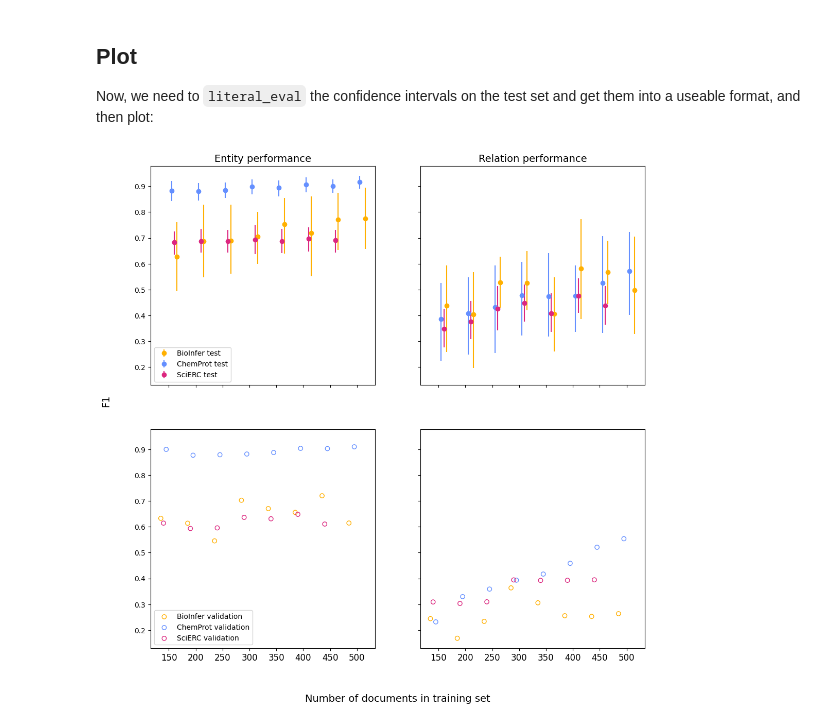
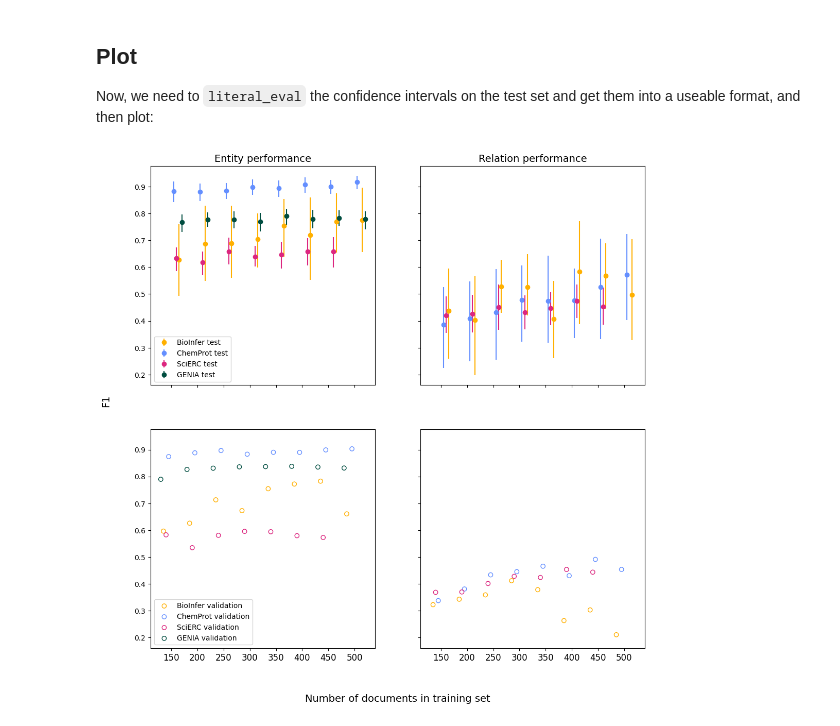
Before and after one commit to ShiuLab/pickle-corpus-code, a Jupyter notebook: jupyter_notebooks/dataset_size_analysis.ipynb, the cells around one changed output. Cells and saved outputs as stored; diff of their text form; code cells hidden in the pictures.

Commit message:
Add GENIA and use coreference for SciERC in corpus size analysis

```diff
--- a/jupyter_notebooks/dataset_size_analysis.ipynb
+++ b/jupyter_notebooks/dataset_size_analysis.ipynb
@@ -33,7 +33,8 @@ test_perf_prefix = '/mnt/home/lotrecks/Shiu_lab/pickle-corpus-code/data/straying
 test_perf_paths = {
     'bioinfer': 'bioinfer_all_test_30_performance_with_types.jsonl',
     'chemprot': 'chemprot_all_test_30_performance_with_types.jsonl',
-    'scierc': 'scierc_all_test_30_performance_with_types.jsonl'
+    'scierc': 'scierc_all_test_30_performance_with_types_and_specialized_template.jsonl',
+    'genia': 'genia_all_test_30_performance_with_types_and_specialized_template.jsonl'
 }
 test_perf_dfs = {k: pd.read_csv(f'{test_perf_prefix}{v}') for k,v in test_perf_paths.items()}
 # %% [markdown]
@@ -57,8 +58,14 @@ def get_val_perfs(model_path, dset_name):
             val_perfs_dict['model'].append(f)
             with open(f'{model_path}/{f}/metrics.json') as myf:
                 metric_json = json.load(myf)
-            val_perfs_dict['ent_F1'].append(metric_json['best_validation__MEAN__ner_f1'])
-            val_perfs_dict['rel_F1'].append(metric_json['best_validation_MEAN__relation_f1'])
+            try:
+                val_perfs_dict['ent_F1'].append(metric_json['best_validation__MEAN__ner_f1'])
+            except KeyError:
+                val_perfs_dict['ent_F1'].append(metric_json['best_validation_MEAN__ner_f1'])
+            try:
+                val_perfs_dict['rel_F1'].append(metric_json['best_validation_MEAN__relation_f1'])
+            except KeyError:
+                val_perfs_dict['rel_F1'].append(metric_json['best_validation__MEAN__relation_f1'])
     val_perfs = pd.DataFrame(val_perfs_dict)
     return val_perfs
 # %%
@@ -156,0 +190,5 @@ val_perf_dfs['scierc']
+# %%
+rel_CI_cols = [c for c in test_perf_dfs['genia'].columns.values if ('rel_' in c) and ('_CI' in c)]
+for c in rel_CI_cols:
+    test_perf_dfs['genia'].loc[:, c] = '(0, 0)'
+test_perf_dfs['genia']
@@ -156,0 +207,3 @@ val_perf_dfs['scierc']
+# %%
+val_perf_dfs['genia'].loc[:, 'rel_F1'] = np.nan
+val_perf_dfs['genia']
@@ -164,42 +227,45 @@ fig, axs = plt.subplots(2, 2, sharey=True, sharex=True, figsize=(12, 12))
 # Colors from the IBM palette
 colors = {'chemprot': '#648FFF',
          'scierc': '#DC267F',
-         'bioinfer': '#FFB000'}
+         'bioinfer': '#FFB000',
+         'genia': '#004D40'}
 offset = {'chemprot': 0.1,
          'scierc': 0.2,
-         'bioinfer': 0.3}
+         'bioinfer': 0.3,
+         'genia': 0.4}
 labels = {'chemprot': 'ChemProt',
          'scierc': 'SciERC',
-         'bioinfer': 'BioInfer'}
+         'bioinfer': 'BioInfer',
+         'genia': 'GENIA'}
 
 name_x = [150, 200, 250, 300, 350, 400, 450, 500]
 x = np.arange(len(name_x))
 
 for dset_name in test_perf_dfs.keys():
     # Get data for this dataset
     test_df = test_perf_dfs[dset_name]
     val_df = val_perf_dfs[dset_name]
     # Plot entity performance
     ent_CIs = test_df.ent_F1_CI.apply(lambda x: literal_eval(str(x)))
     ent_CIs = pd.DataFrame([[test_df['ent_F1'][i] - val[0] for i, val in enumerate(ent_CIs)], [val[1] - test_df['ent_F1'][i] for i, val in enumerate(ent_CIs)]])
     axs[0,0].errorbar(x + offset[dset_name], test_df['ent_F1'], yerr=ent_CIs.to_numpy(), fmt='o', color=colors[dset_name], label=f'{labels[dset_name]} test')
     axs[1,0].scatter(x - offset[dset_name], val_df['ent_F1'], color=colors[dset_name], facecolor='none', label=f'{labels[dset_name]} validation')
     # Plot relation performance
     rel_CIs = test_df.rel_F1_CI.apply(lambda x: literal_eval(str(x)))
     rel_CIs = pd.DataFrame([[test_df['rel_F1'][i] - val[0] for i, val in enumerate(rel_CIs)], [val[1] - test_df['rel_F1'][i] for i, val in enumerate(rel_CIs)]])
     axs[0,1].errorbar(x + offset[dset_name], test_df['rel_F1'], yerr=rel_CIs.to_numpy(), fmt='o', color=colors[dset_name], label=f'{labels[dset_name]} test')
     axs[1,1].scatter(x - offset[dset_name], val_df['rel_F1'], color=colors[dset_name], facecolor='none', label=f'{labels[dset_name]} validation')
 
 axs[0,0].set_xticks(x, name_x, size=12)
 axs[0,1].set_xticks(x, name_x, size=12)
 axs[1,0].set_xticks(x, name_x, size=12)
 axs[1,1].set_xticks(x, name_x, size=12)
 axs[0,0].set_title('Entity performance', size=14)
 axs[0,1].set_title('Relation performance', size=14)
 axs[0,0].legend(loc='lower left')
 axs[1,0].legend(loc='lower left')
 fig.supxlabel('Number of documents in training set', size=14)
 fig.supylabel('F1', size=14)
 fig.subplots_adjust(bottom=0.1, left=0.1)
 # %% [output]
-[figure, old version]
+[figure, new version]
```
Also changed, not shown: parts of 10 cells of this notebook, 3 other files.
